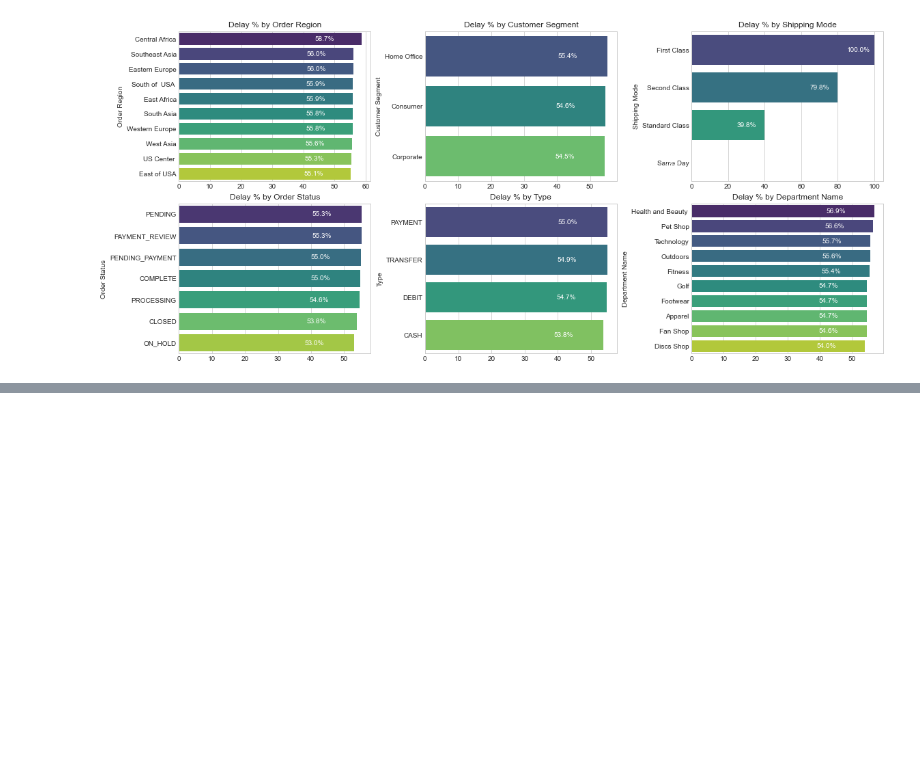
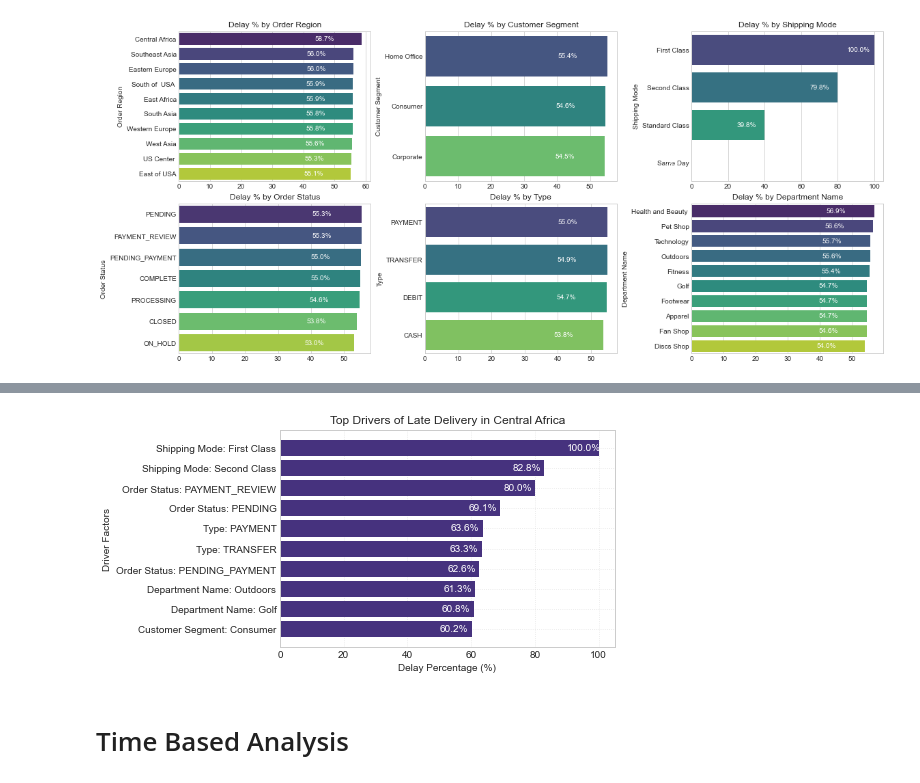
Before and after one commit to MazidNawaz/Supply-Chain-Analysis-python, a Jupyter notebook: Analysis using python.ipynb, the cells around one changed output, grey strips where cells are left out. Cells and saved outputs as stored; diff of their text form; code cells hidden in the pictures; blank space fills up the shorter version.

Commit message:
Root  cause analysis

```diff
--- a/Analysis using python.ipynb
+++ b/Analysis using python.ipynb
@@ -548,0 +561,43 @@ plt.show()
+# %%
+def top_drivers_for_region(region):
+    df_region = df [df ['Order Region'] == region].copy()
+    drivers = ['Shipping Mode', 'Customer Segment', 'Department Name', 'Type', 'Order Status']
+    all_factors = []
+    for factor in drivers:
+        temp = (
+        df_region.groupby (factor)
+        .agg(
+        total_orders=('Delay', 'count'),
+        late_orders=('Is_Delayed', 'sum'),
+        avg_delay=('Delay', 'mean')
+        )
+        .reset_index()
+
+      )
+        temp['delay_pct'] = temp['late_orders'] / temp['total_orders'] * 100
+        temp['Driver'] = factor
+        temp['Factor_Level'] = factor + ": " + temp [factor].astype(str)
+        all_factors.append(temp [['Driver', 'Factor_Level', 'delay_pct', 'avg_delay', 'total_orders']])
+    # Combine all drivers
+    final_df = pd.concat(all_factors)
+
+    #Top 10 drivers
+    top_factors = final_df.sort_values('delay_pct', ascending=False).head(10)
+    plt.figure()
+    bars= plt.barh(top_factors ['Factor_Level'], top_factors ['delay_pct'])
+    plt.xlabel("Delay Percentage (%)")
+    plt.ylabel("Driver Factors")
+    plt.title(f"Top Drivers of Late Delivery in {region}")
+    plt.grid(True, linestyle=':', alpha=0.5)
+    plt.gca().invert_yaxis()
+    for bar in bars:
+        width = bar.get_width()
+        plt.text(width - 10, bar.get_y() + bar.get_height()/2,
+            f"{width:.1f}%",
+            va='center', fontsize = 10, color = 'white')
+    plt.show()
+top_drivers_for_region('Central Africa')
+# %% [output]
+[figure, added]
+# %% [markdown]
+# Time Based Analysis
```
Also changed, not shown: parts of 11 cells of this notebook.
